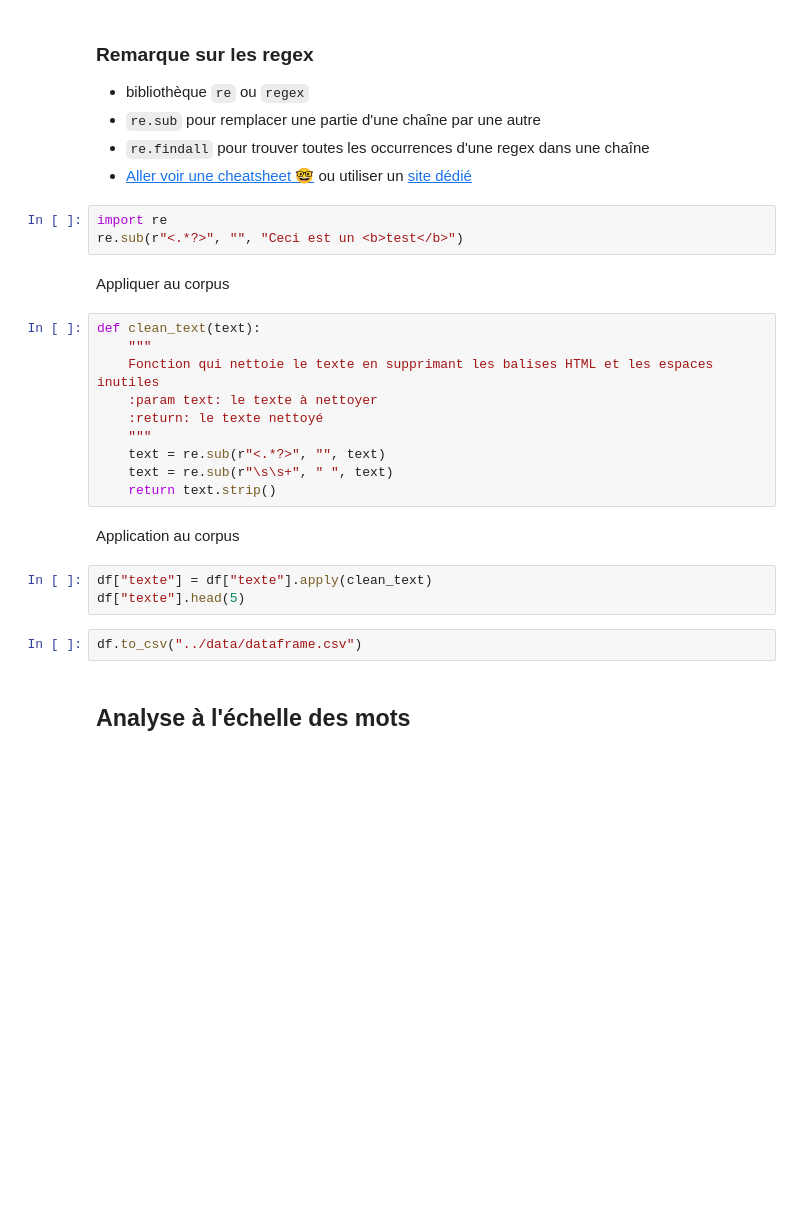
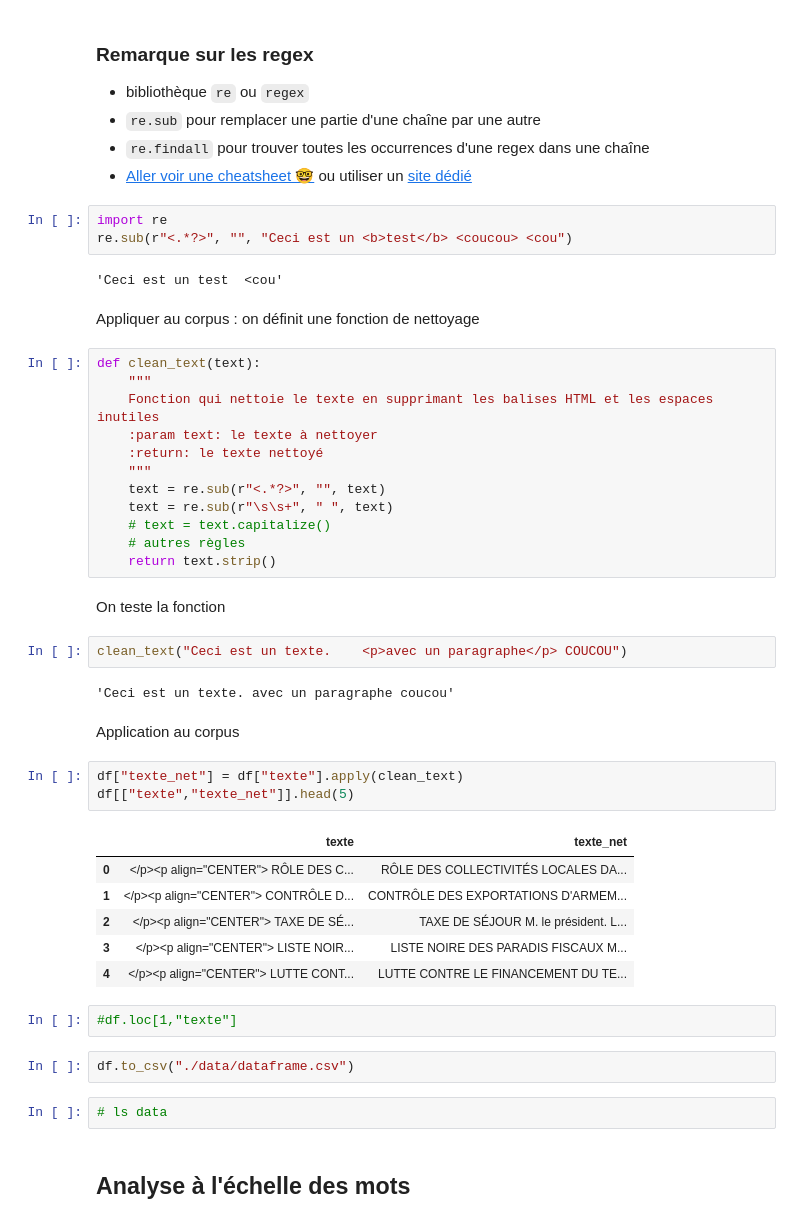
Before and after one commit to emilienschultz/urfist_pyshs_2025, a Jupyter notebook: notebooks/Lexicométrie.ipynb, the cells around one changed output. Cells and saved outputs as stored; diff of their text form; blank space fills up the shorter version.

```diff
--- a/notebooks/Lexicométrie.ipynb
+++ b/notebooks/Lexicométrie.ipynb
@@ -82,9 +128,11 @@ Pour cela on peut utiliser une regex.
 - [Aller voir une cheatsheet 🤓](https://www.pythoncheatsheet.org/cheatsheet/regular-expressions) ou utiliser un [site dédié](https://regex101.com/)
 # %%
 import re
-re.sub(r"<.*?>", "", "Ceci est un <b>test</b>")
+re.sub(r"<.*?>", "", "Ceci est un <b>test</b> <coucou> <cou")
+# %% [output]
+'Ceci est un test  <cou'
 # %% [markdown]
-Appliquer au corpus
+Appliquer au corpus : on définit une fonction de nettoyage
 # %%
 def clean_text(text):
     """
@@ -94,14 +142,33 @@ def clean_text(text):
     """
     text = re.sub(r"<.*?>", "", text)
     text = re.sub(r"\s\s+", " ", text)
+    # text = text.capitalize()
+    # autres règles
     return text.strip()
+# %% [markdown]
+On teste la fonction
+# %%
+clean_text("Ceci est un texte.    <p>avec un paragraphe</p> COUCOU")
+# %% [output]
+'Ceci est un texte. avec un paragraphe coucou'
 # %% [markdown]
 Application au corpus
 # %%
-df["texte"] = df["texte"].apply(clean_text)
-df["texte"].head(5)
+df["texte_net"] = df["texte"].apply(clean_text)
+df[["texte","texte_net"]].head(5)
+# %% [output]
+|  | texte | texte_net |
+| 0 | </p><p align="CENTER"> RÔLE DES C... | RÔLE DES COLLECTIVITÉS LOCALES DA... |
+| 1 | </p><p align="CENTER"> CONTRÔLE D... | CONTRÔLE DES EXPORTATIONS D'ARMEM... |
+| 2 | </p><p align="CENTER"> TAXE DE SÉ... | TAXE DE SÉJOUR M. le président. L... |
+| 3 | </p><p align="CENTER"> LISTE NOIR... | LISTE NOIRE DES PARADIS FISCAUX M... |
+| 4 | </p><p align="CENTER"> LUTTE CONT... | LUTTE CONTRE LE FINANCEMENT DU TE... |
+# %%
+#df.loc[1,"texte"]
 # %%
-df.to_csv("../data/dataframe.csv")
+df.to_csv("./data/dataframe.csv")
+# %%
+# ls data
 # %% [markdown]
 ## Analyse à l'échelle des mots
 # %% [markdown]
```
Also changed, not shown: parts of 42 cells of this notebook, 2 other files.
